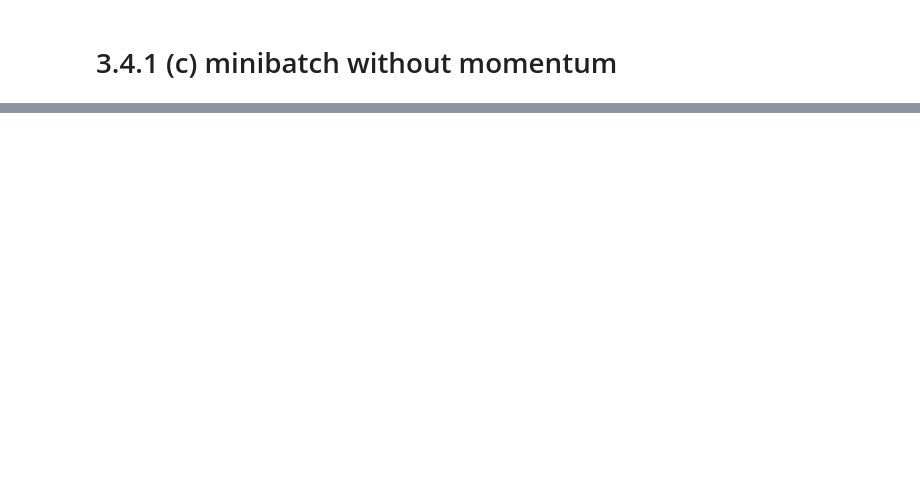
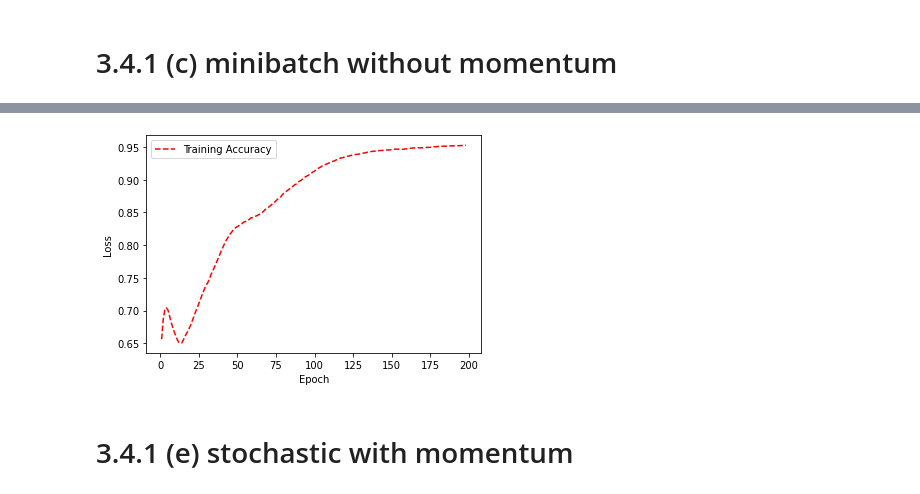
Before and after one commit to akshatgoel92/vanilla-perceptron, a Jupyter notebook: src/04_Hyperparameter tuning.ipynb, the cells around one changed output, grey strips where cells are left out. Drawn from its saved outputs; the diff is of its cells as text; code cells hidden in the pictures; blank space fills up the shorter version.

```diff
--- a/src/04_Hyperparameter tuning.ipynb
+++ b/src/04_Hyperparameter tuning.ipynb
@@ -307,0 +440,6 @@ plot_loss("accuracy.png", history["accuracies"][:-2], label='Training Accuracy')
+# %%
+plot_loss("accuracy.png", history["accuracies"][:-2], label='Training Accuracy')
+# %% [output]
+[figure, added]
+# %% [markdown]
+# 3.4.1 (e) stochastic with momentum
```
Also changed, not shown: parts of 34 cells of this notebook, 3 other files.
